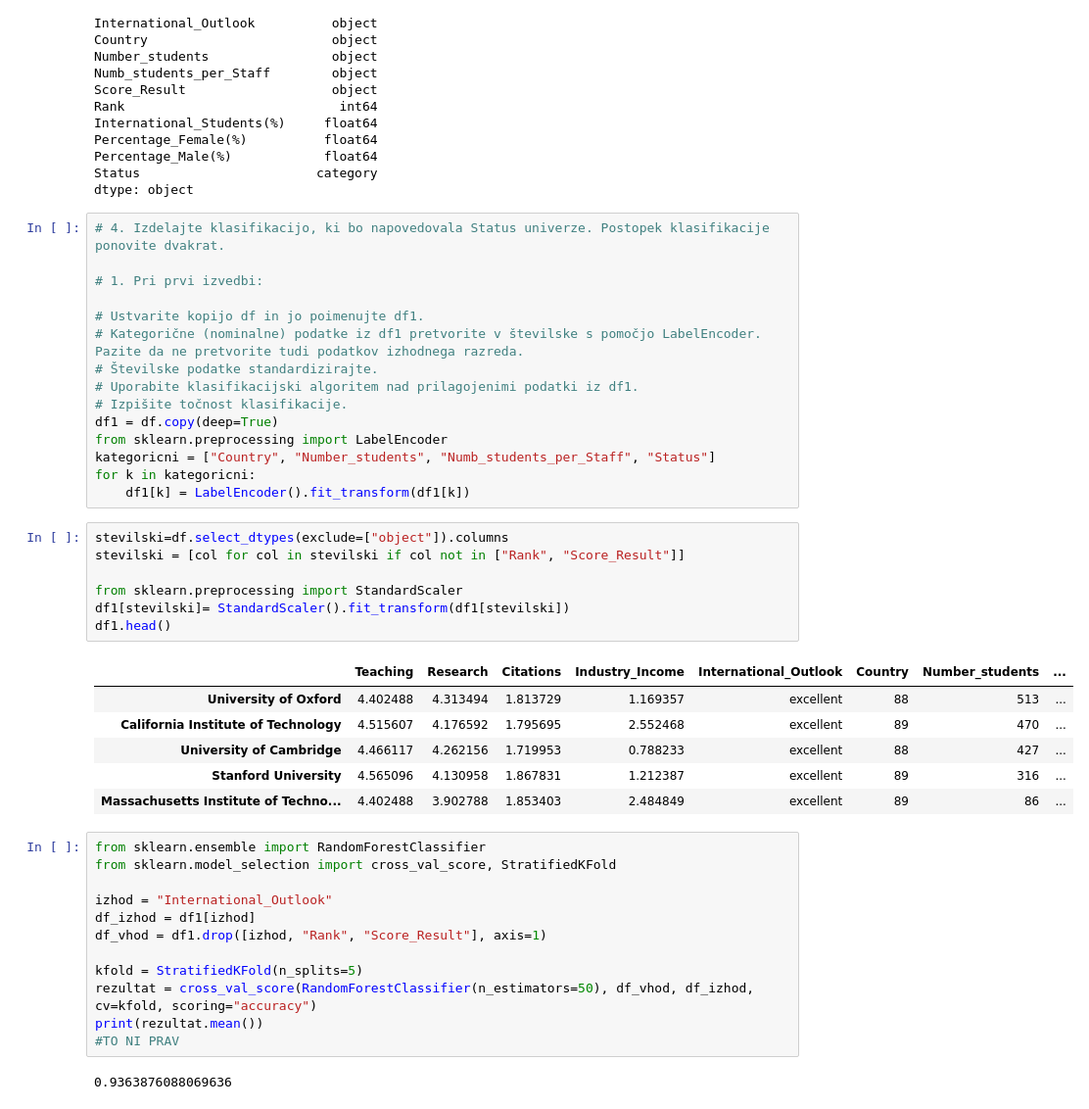
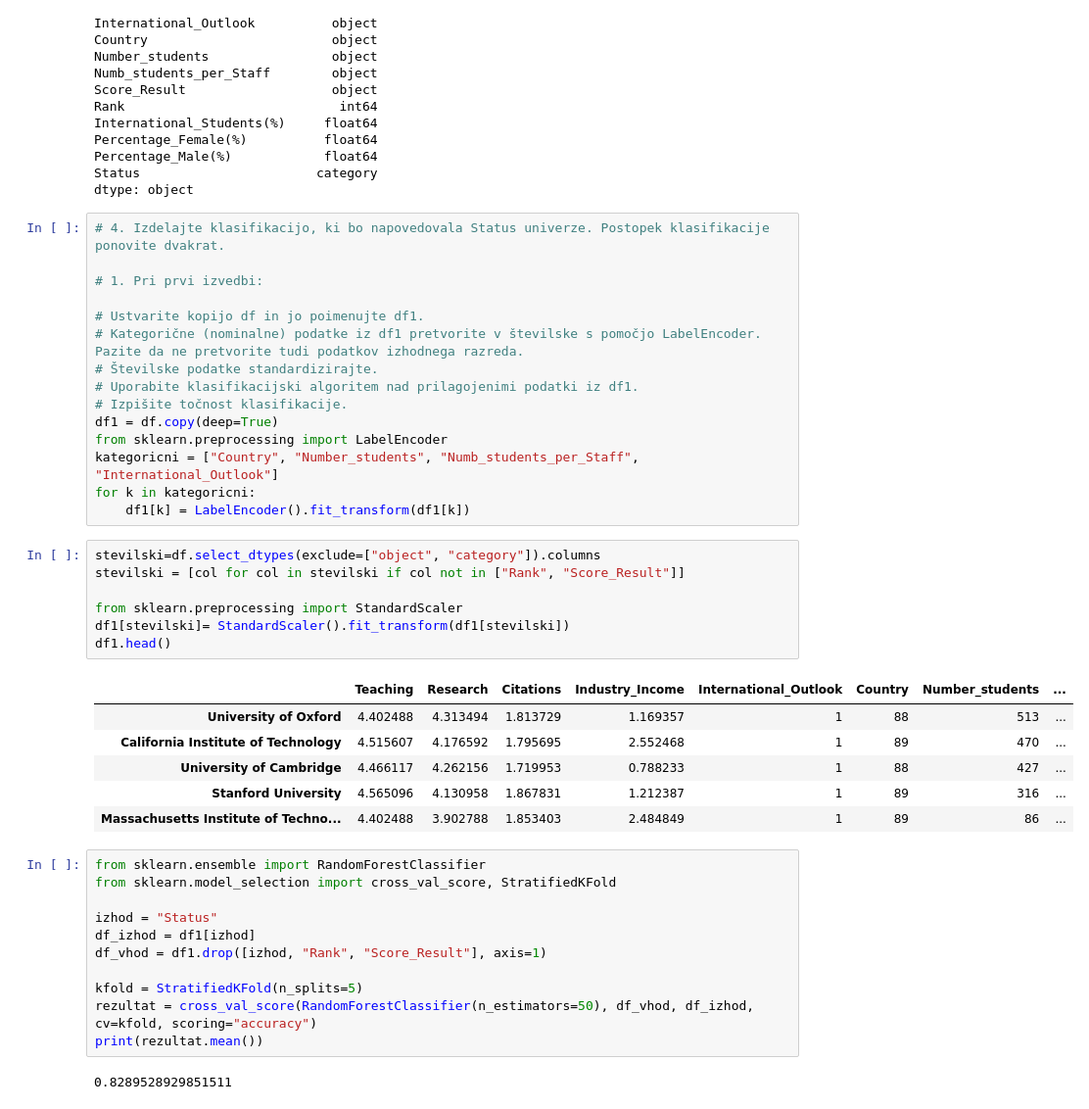
Before and after one commit to klarcika/TZ, a Jupyter notebook: Naloga4.ipynb, the cells around one changed output. Shown at 98% size. Drawn from its saved outputs; the diff is of its cells as text.

```diff
--- a/Naloga4.ipynb
+++ b/Naloga4.ipynb
@@ -142,37 +107,36 @@ dtype: object
 # Izpišite točnost klasifikacije.
 df1 = df.copy(deep=True)
 from sklearn.preprocessing import LabelEncoder
-kategoricni = ["Country", "Number_students", "Numb_students_per_Staff", "Status"]
+kategoricni = ["Country", "Number_students", "Numb_students_per_Staff", "International_Outlook"]
 for k in kategoricni:
     df1[k] = LabelEncoder().fit_transform(df1[k])
 # %%
-stevilski=df.select_dtypes(exclude=["object"]).columns
+stevilski=df.select_dtypes(exclude=["object", "category"]).columns
 stevilski = [col for col in stevilski if col not in ["Rank", "Score_Result"]]
 
 from sklearn.preprocessing import StandardScaler
 df1[stevilski]= StandardScaler().fit_transform(df1[stevilski])
 df1.head()
 # %% [output]
 |  | Teaching | Research | Citations | Industry_Income | International_Outlook | Country | Number_students | ... |
-| University of Oxford | 4.402488 | 4.313494 | 1.813729 | 1.169357 | excellent | 88 | 513 | ... |
-| California Institute of Technology | 4.515607 | 4.176592 | 1.795695 | 2.552468 | excellent | 89 | 470 | ... |
-| University of Cambridge | 4.466117 | 4.262156 | 1.719953 | 0.788233 | excellent | 88 | 427 | ... |
-| Stanford University | 4.565096 | 4.130958 | 1.867831 | 1.212387 | excellent | 89 | 316 | ... |
-| Massachusetts Institute of Techno... | 4.402488 | 3.902788 | 1.853403 | 2.484849 | excellent | 89 | 86 | ... |
+| University of Oxford | 4.402488 | 4.313494 | 1.813729 | 1.169357 | 1 | 88 | 513 | ... |
+| California Institute of Technology | 4.515607 | 4.176592 | 1.795695 | 2.552468 | 1 | 89 | 470 | ... |
+| University of Cambridge | 4.466117 | 4.262156 | 1.719953 | 0.788233 | 1 | 88 | 427 | ... |
+| Stanford University | 4.565096 | 4.130958 | 1.867831 | 1.212387 | 1 | 89 | 316 | ... |
+| Massachusetts Institute of Techno... | 4.402488 | 3.902788 | 1.853403 | 2.484849 | 1 | 89 | 86 | ... |
 # %%
 from sklearn.ensemble import RandomForestClassifier
 from sklearn.model_selection import cross_val_score, StratifiedKFold
 
-izhod = "International_Outlook"
+izhod = "Status"
 df_izhod = df1[izhod]
 df_vhod = df1.drop([izhod, "Rank", "Score_Result"], axis=1)
 
 kfold = StratifiedKFold(n_splits=5)
 rezultat = cross_val_score(RandomForestClassifier(n_estimators=50), df_vhod, df_izhod, cv=kfold, scoring="accuracy")
 print(rezultat.mean())
-#TO NI PRAV
 # %% [output]
-0.9363876088069636
+0.8289528929851511
 # %%
 # Pri drugi izvedbi:
 
```
Also changed, not shown: parts of 8 cells of this notebook.
